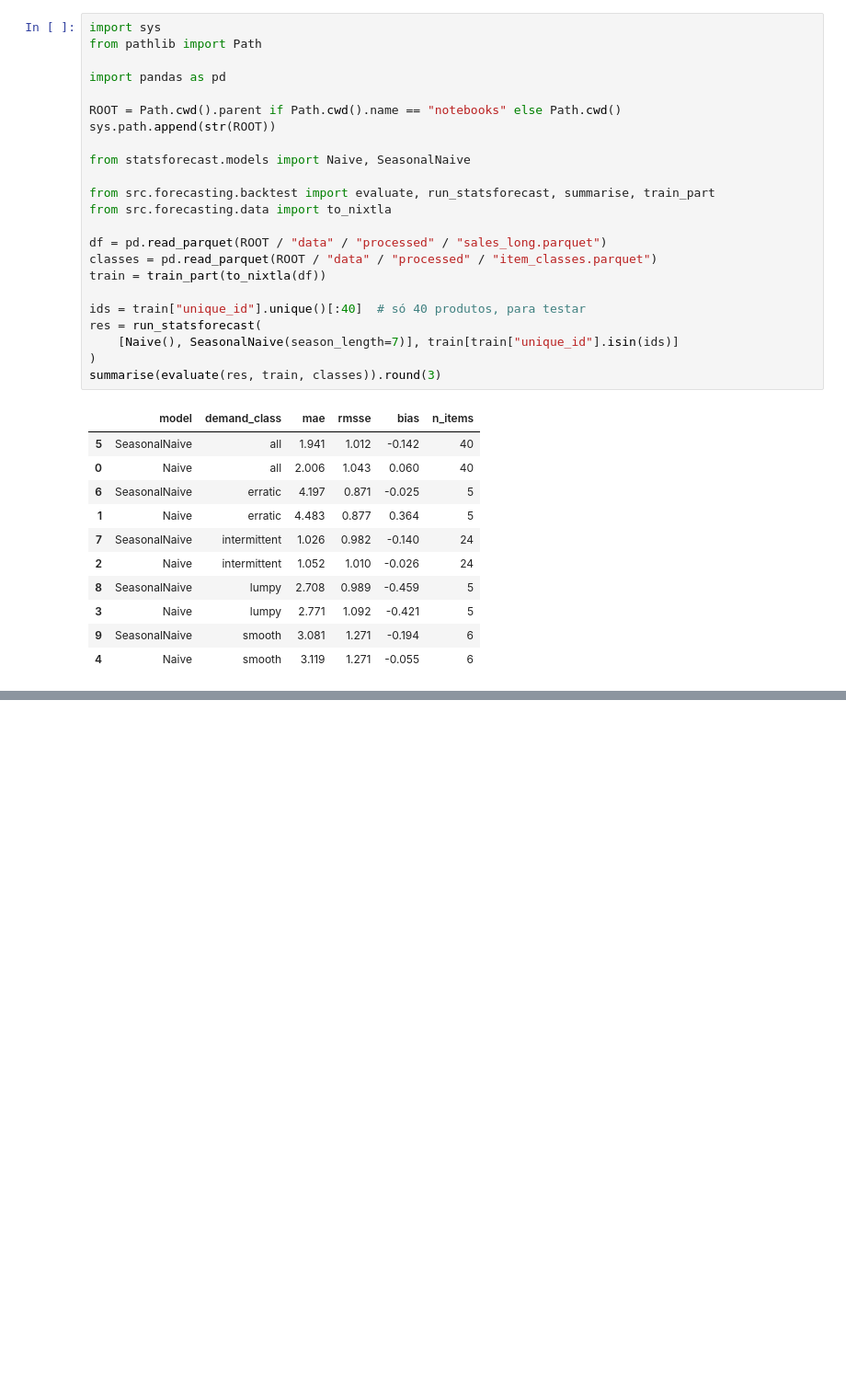
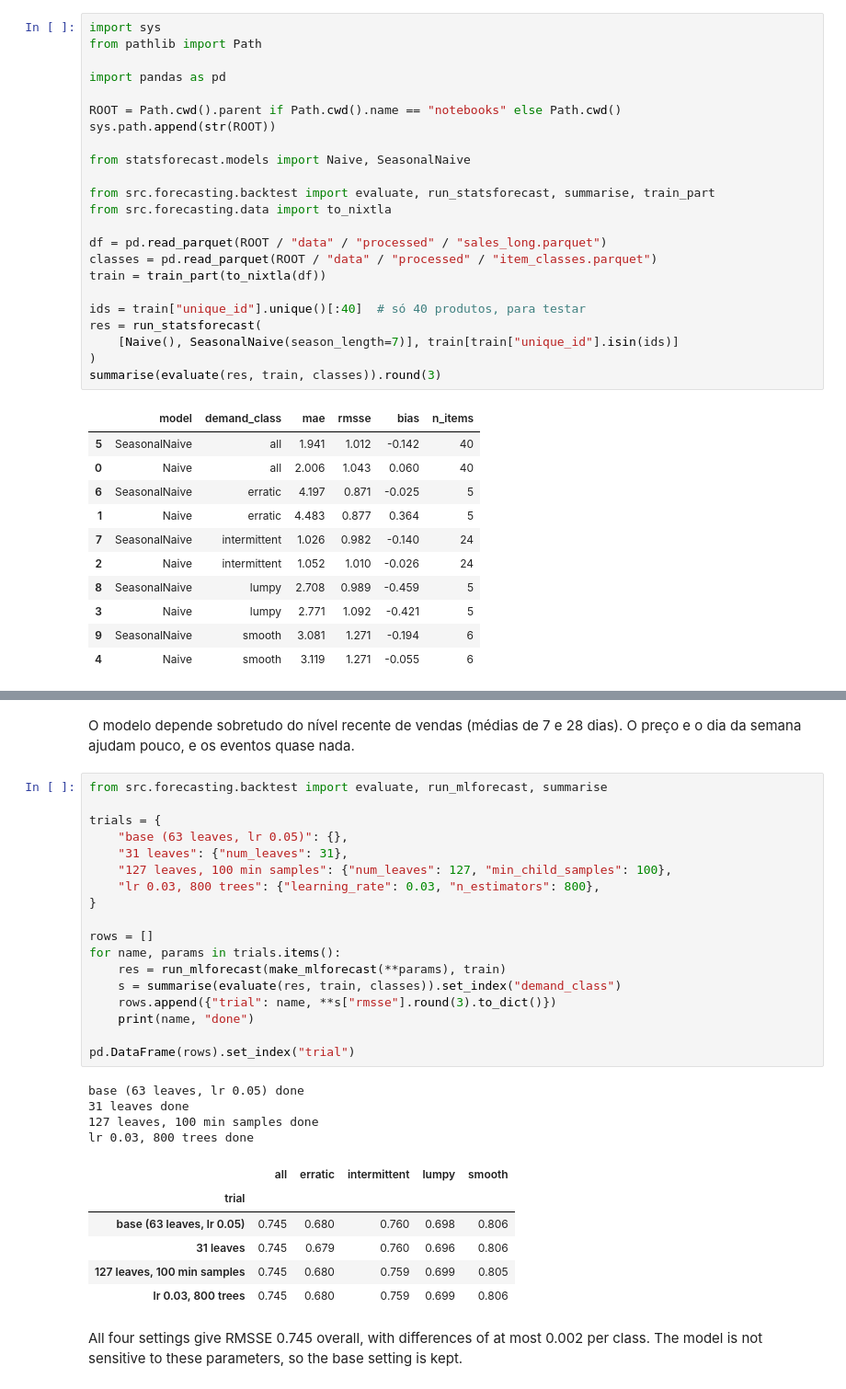
Before and after one commit to vitorneve-s7/supply-chain-decision-platform, a Jupyter notebook: notebooks/02_forecasting.ipynb, the cells around one changed output, grey strips where cells are left out. Shown at 92% size. Cells and saved outputs as stored; diff of their text form; blank space fills up the shorter version.

```diff
--- a/notebooks/02_forecasting.ipynb
+++ b/notebooks/02_forecasting.ipynb
@@ -35,0 +55,34 @@ summarise(evaluate(res, train, classes)).round(3)
+# %% [markdown]
+O modelo depende sobretudo do nível recente de vendas (médias de 7 e 28 dias). O preço e o dia da semana ajudam pouco, e os eventos quase nada.
+# %%
+from src.forecasting.backtest import evaluate, run_mlforecast, summarise
+
+trials = {
+    "base (63 leaves, lr 0.05)": {},
+    "31 leaves": {"num_leaves": 31},
+    "127 leaves, 100 min samples": {"num_leaves": 127, "min_child_samples": 100},
+    "lr 0.03, 800 trees": {"learning_rate": 0.03, "n_estimators": 800},
+}
+
+rows = []
+for name, params in trials.items():
+    res = run_mlforecast(make_mlforecast(**params), train)
+    s = summarise(evaluate(res, train, classes)).set_index("demand_class")
+    rows.append({"trial": name, **s["rmsse"].round(3).to_dict()})
+    print(name, "done")
+
+pd.DataFrame(rows).set_index("trial")
+# %% [output]
+base (63 leaves, lr 0.05) done
+31 leaves done
+127 leaves, 100 min samples done
+lr 0.03, 800 trees done
+|  | all | erratic | intermittent | lumpy | smooth |
+| trial |  |  |  |  |  |
+| base (63 leaves, lr 0.05) | 0.745 | 0.680 | 0.760 | 0.698 | 0.806 |
+| 31 leaves | 0.745 | 0.679 | 0.760 | 0.696 | 0.806 |
+| 127 leaves, 100 min samples | 0.745 | 0.680 | 0.759 | 0.699 | 0.805 |
+| lr 0.03, 800 trees | 0.745 | 0.680 | 0.759 | 0.699 | 0.806 |
+# %% [markdown]
+All four settings give RMSSE 0.745 overall, with differences of at most 0.002 per class.
+The model is not sensitive to these parameters, so the base setting is kept.
```
Also changed, not shown: parts of 1 cell of this notebook, 9 other files.
